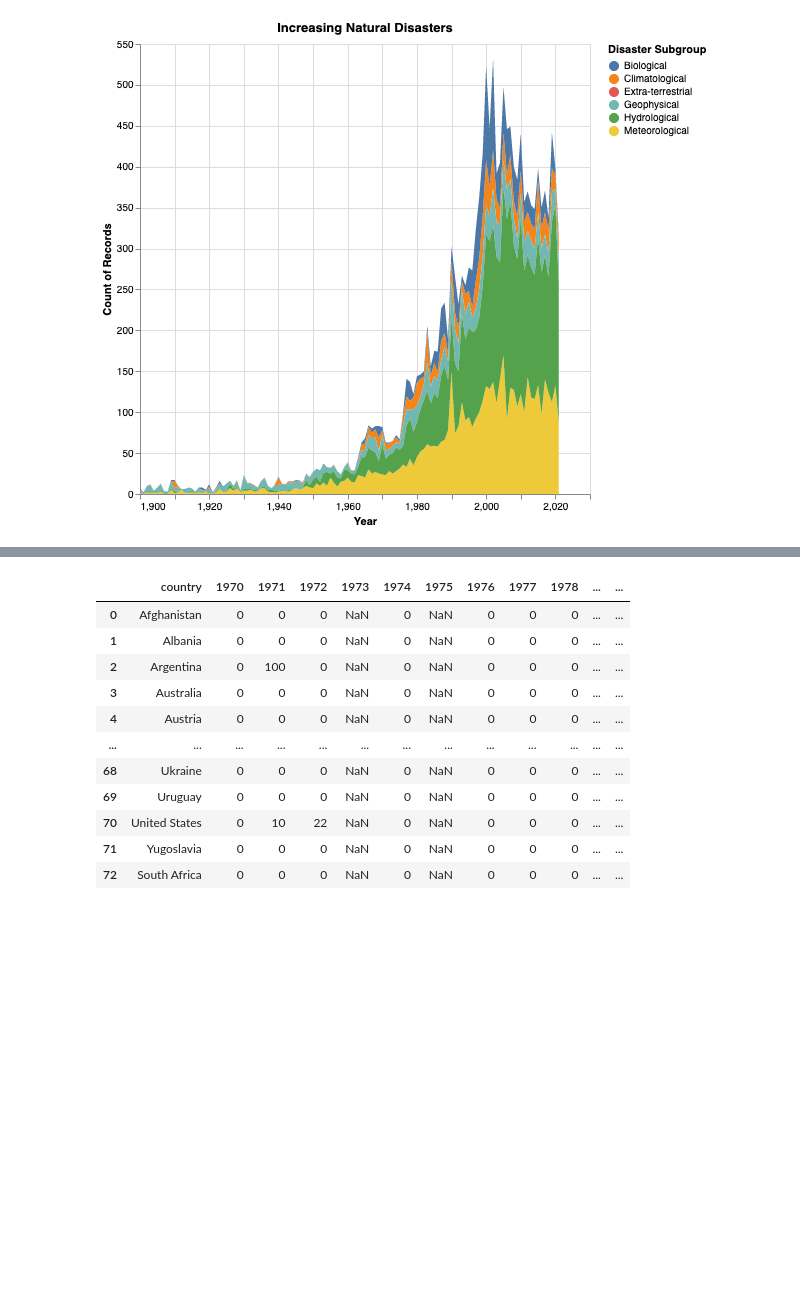
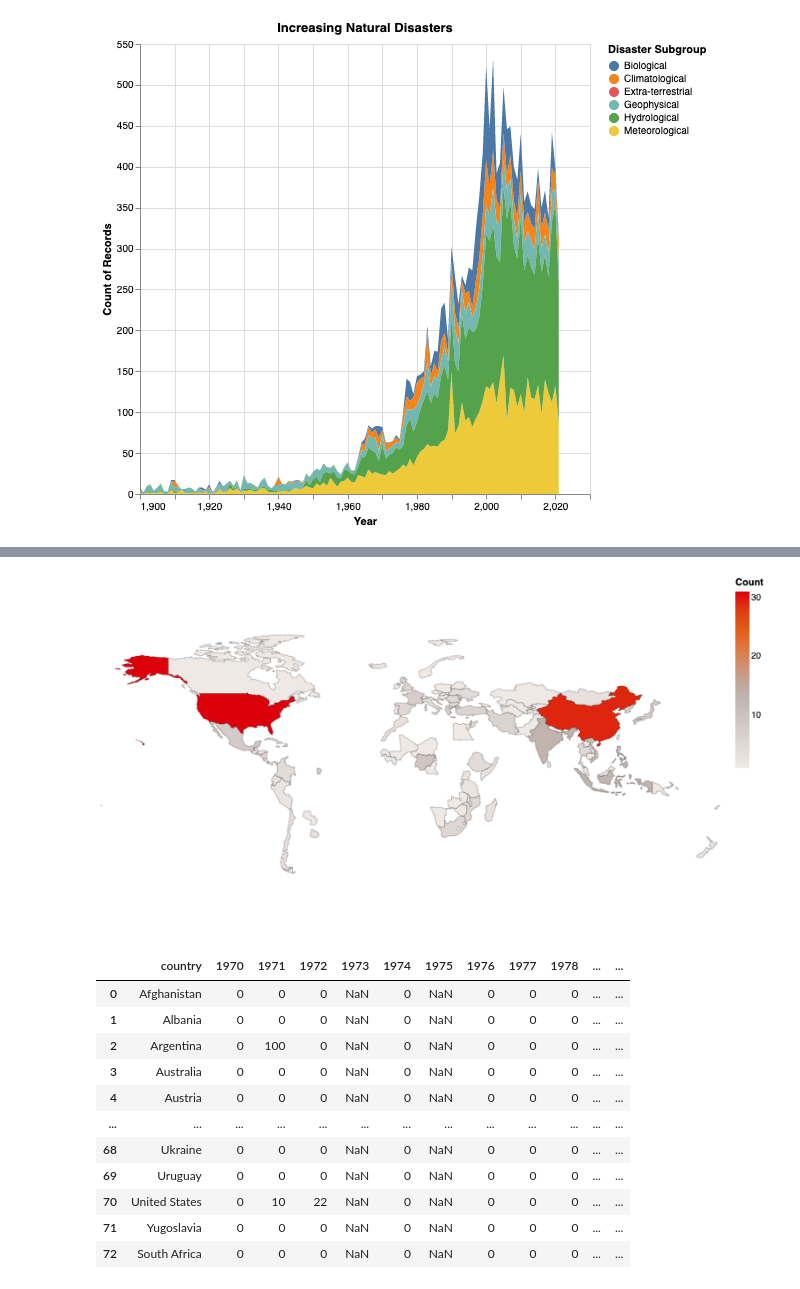
Before and after one commit to mel-liow/climate-analysis, a Jupyter notebook: climate_analysis.ipynb, the cells around one changed output, grey strips where cells are left out. Cells and saved outputs as stored; diff of their text form; code cells hidden in the pictures; blank space fills up the shorter version.

Commit message:
clean up natural disasters data

```diff
--- a/climate_analysis.ipynb
+++ b/climate_analysis.ipynb
@@ -265,0 +321,3 @@ alt.Chart(natural_disasters_df, title="Increasing Natural Disasters").mark_area(
+# %%
+natural_disasters = natural_disasters_merged[natural_disasters_merged['year'] == 2000]
+natural_disasters
@@ -266,3 +338,49 @@ alt.Chart(natural_disasters_df, title="Increasing Natural Disasters").mark_area(
+# %%
+from vega_datasets import data
+
+slider = alt.binding_range(min=1954, max=2021, step=1, name="Year")
+select_year = alt.selection_single(name="Year:", fields=['year'],
+                                   bind=slider, init={'year': 1954})
+
+countries = alt.topo_feature(data.world_110m.url, 'countries')
+
+background = alt.Chart(countries).mark_geoshape(fill="white")
+
+world_map = alt.Chart(countries).mark_geoshape(
+    stroke='black',
+    strokeWidth=0.20
+).encode(
+        color=alt.Color(
+            'count:Q', scale=alt.Scale(scheme="lightgreyred"),
+            title="Count"
+        ),
+        tooltip=[
+#             alt.Tooltip("country:N", title="Country"),
+#             alt.Tooltip("count:Q", title="Number of natural disasters"),
+        ],
+        ).project(
+    "equirectangular"
+).transform_lookup(
+        lookup='id',
+        from_=alt.LookupData(natural_disasters,
+                             key='id',
+                             fields=["country", "count", "total_deaths", "year"])
+)
+# .add_selection(
+#     select_year
+# ).transform_filter(
+#     select_year
+# )
+
+final_map = (
+    (background + world_map)
+    .configure_view(strokeWidth=0)
+    .properties(width=700, height=400)
+    .project("naturalEarth1")
+)
+final_map
+# %% [output]
+[figure, added]
 # %%
 temp_deaths = pd.read_csv('data/extreme_temperature_deaths_annual_number.csv')
 # %%
```
Also changed, not shown: parts of 4 cells of this notebook.
